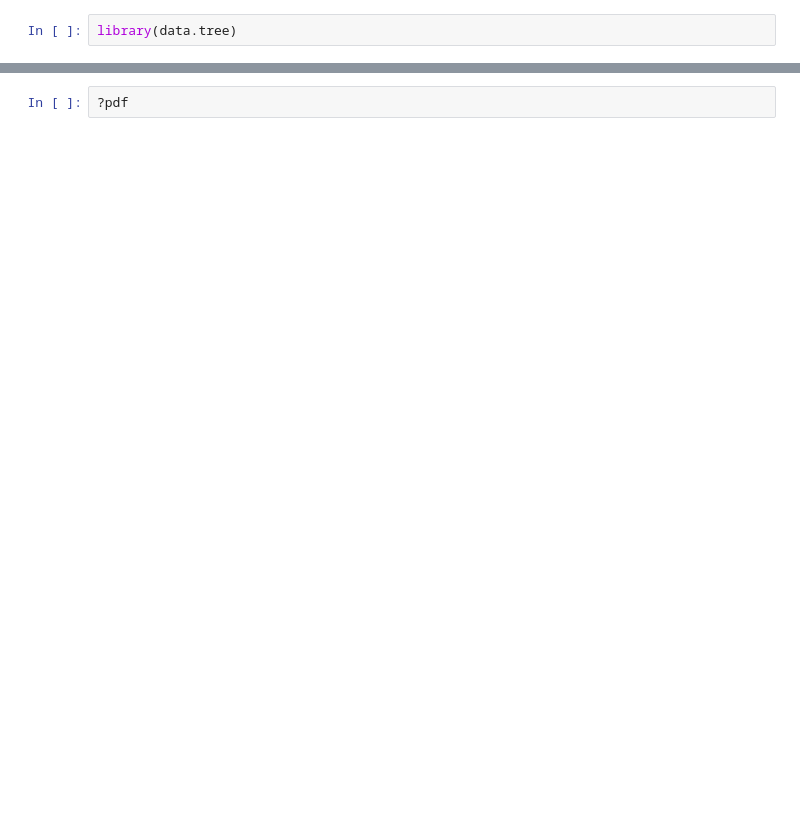
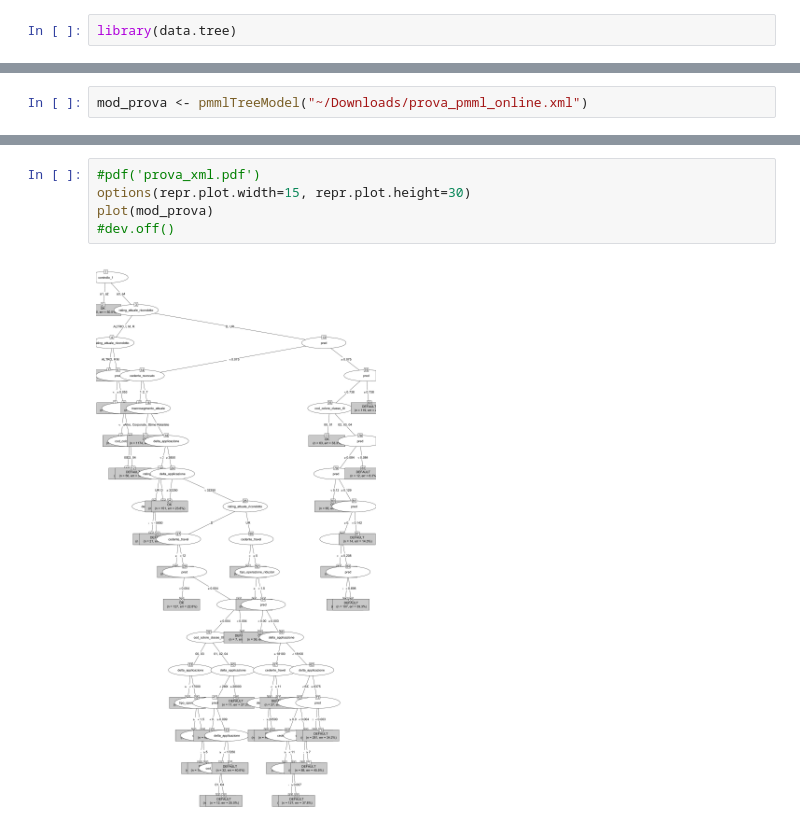
Before and after one commit to martinatuccinardi/VPC_2022, a Jupyter notebook: Explore_data.ipynb, the cells around one changed output, grey strips where cells are left out. Cells and saved outputs as stored; diff of their text form; blank space fills up the shorter version.

Commit message:
alberi di prova

```diff
--- a/Explore_data.ipynb
+++ b/Explore_data.ipynb
@@ -400,0 +278,2 @@ List of 2
+# %%
+mod_prova <- pmmlTreeModel("~/Downloads/prova_pmml_online.xml")
@@ -401,2 +579,7 @@ List of 2
 # %%
-?pdf
+#pdf('prova_xml.pdf')
+options(repr.plot.width=15, repr.plot.height=30)
+plot(mod_prova)
+#dev.off()
+# %% [output]
+[figure, added]
```
Also changed, not shown: parts of 55 cells of this notebook, 1 other file.
